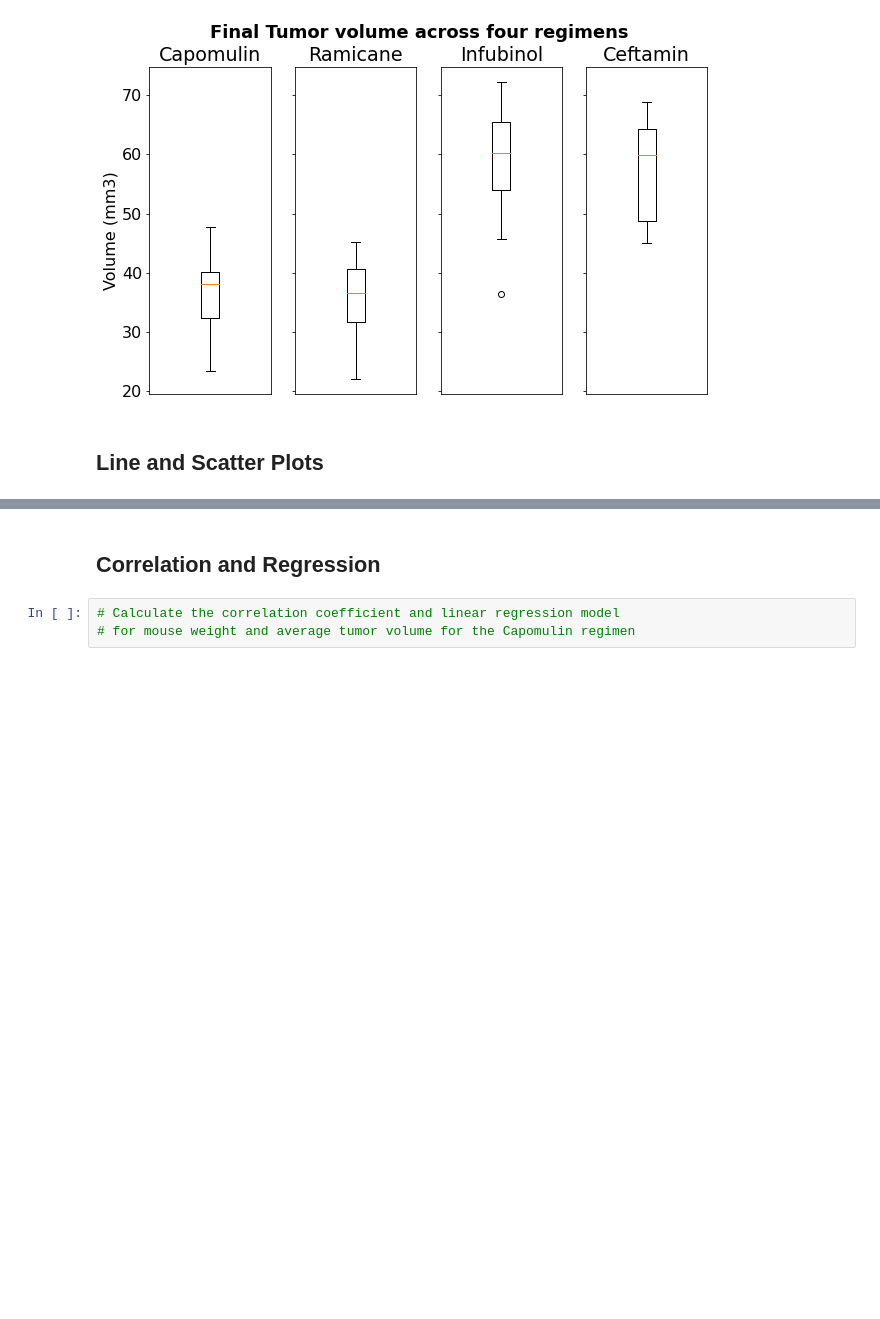
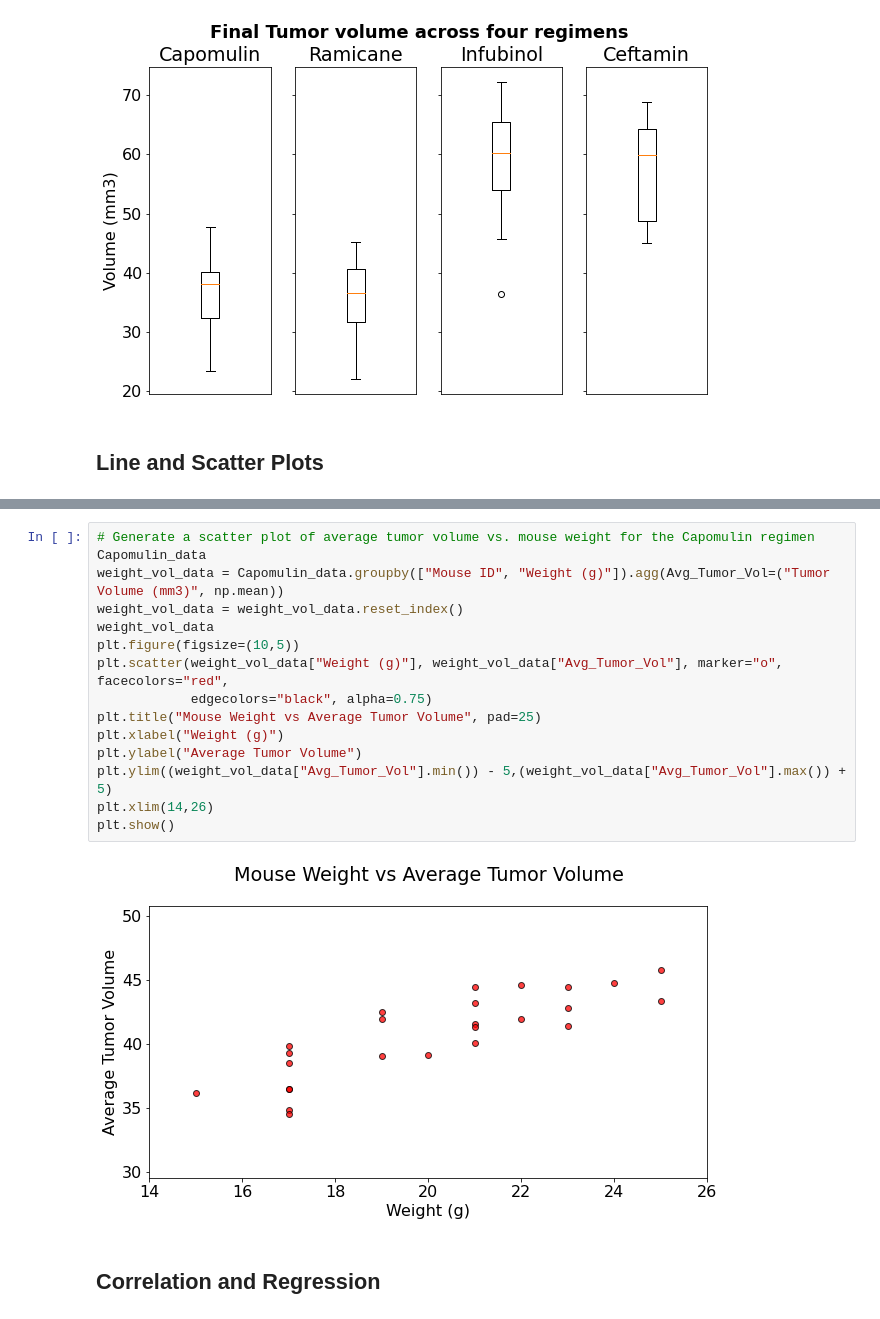
Before and after one commit to tejalkotkar/Matplotlib-Challenge, a Jupyter notebook: Pymaceuticals/pymaceuticals.ipynb, the cells around one changed output, grey strips where cells are left out. Saved outputs shown, nothing was run; the diff lists cells and outputs as text; blank space fills up the shorter version.

```diff
--- a/Pymaceuticals/pymaceuticals.ipynb
+++ b/Pymaceuticals/pymaceuticals.ipynb
@@ -349,5 +361,19 @@ ax4.set_xticks([])
+# %%
+# Generate a scatter plot of average tumor volume vs. mouse weight for the Capomulin regimen
+Capomulin_data
+weight_vol_data = Capomulin_data.groupby(["Mouse ID", "Weight (g)"]).agg(Avg_Tumor_Vol=("Tumor Volume (mm3)", np.mean))
+weight_vol_data = weight_vol_data.reset_index()
+weight_vol_data
+plt.figure(figsize=(10,5))
+plt.scatter(weight_vol_data["Weight (g)"], weight_vol_data["Avg_Tumor_Vol"], marker="o", facecolors="red",
+            edgecolors="black", alpha=0.75)
+plt.title("Mouse Weight vs Average Tumor Volume", pad=25)
+plt.xlabel("Weight (g)")
+plt.ylabel("Average Tumor Volume")
+plt.ylim((weight_vol_data["Avg_Tumor_Vol"].min()) - 5,(weight_vol_data["Avg_Tumor_Vol"].max()) + 5)
+plt.xlim(14,26)
+plt.show()
+# %% [output]
+[figure, added]
 # %% [markdown]
 ## Correlation and Regression
-# %%
-# Calculate the correlation coefficient and linear regression model
-# for mouse weight and average tumor volume for the Capomulin regimen
```
Also changed, not shown: parts of 9 cells of this notebook.
